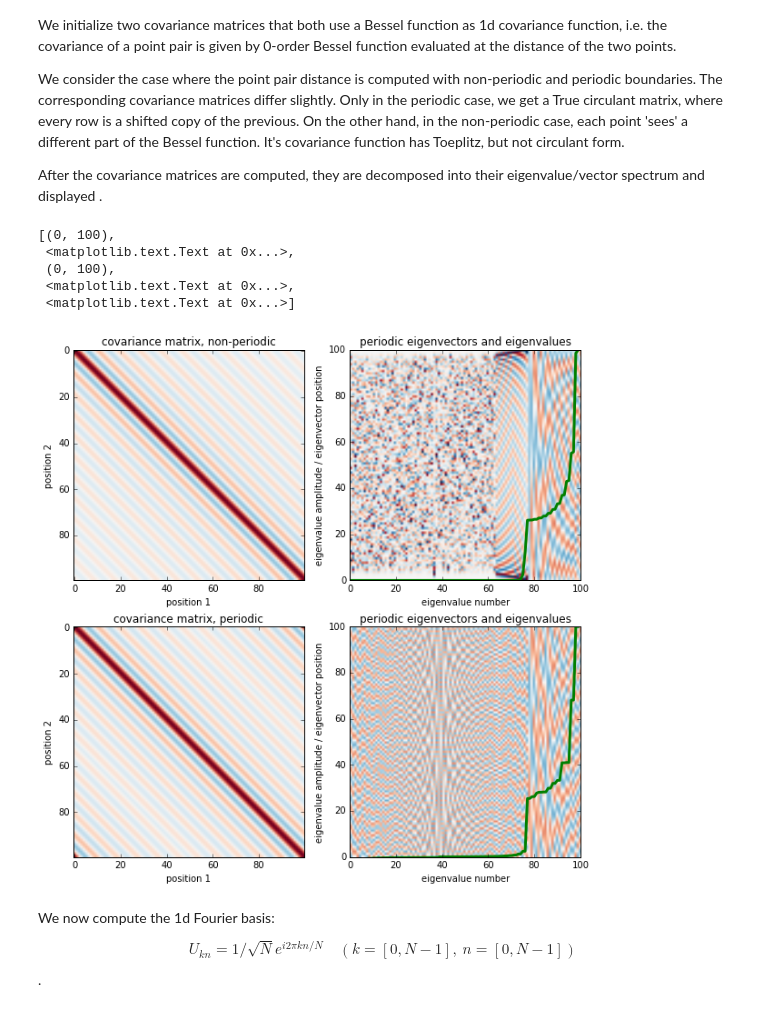
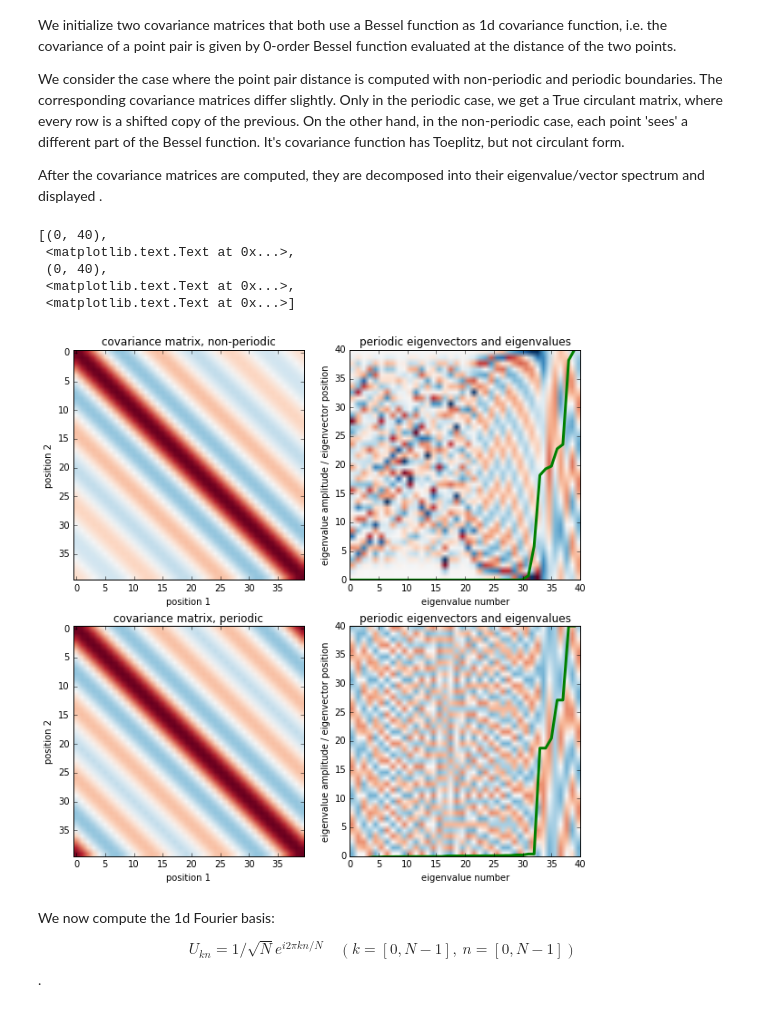
Before and after one commit to MMesch/toeplitz_spectrum, a Jupyter notebook: toeplitz_spectrum.ipynb, the cells around one changed output. Drawn from its saved outputs; the diff is of its cells as text; code cells hidden in the pictures.

```diff
--- a/toeplitz_spectrum.ipynb
+++ b/toeplitz_spectrum.ipynb
@@ -28,42 +28,42 @@ def get_1dcovariance_matrix(nx, frequency, boundary=None):
     return covariance
 
 # get covariance matrices
-nx = 100
-frequency = 70
+nx = 40
+frequency = 20
 covariance = get_1dcovariance_matrix(nx, frequency)
 evals, evecs = np.linalg.eigh(covariance)
 
 covariance_circ = get_1dcovariance_matrix(nx, frequency, boundary='periodic')
 evals_circ, evecs_circ = np.linalg.eigh(covariance_circ)
 
 norm_evecs = plt.Normalize(-3./np.sqrt(nx), 3./np.sqrt(nx))
 norm_bessel = plt.Normalize(-1, 1)
 
 # plot non-periodic covariance matrix and its eigenvalues/vectors
 fig, axes = plt.subplots(2, 2, figsize=(10, 10))
 axes[0, 0].imshow(covariance, norm=norm_bessel, cmap='RdBu_r')
 axes[0, 0].set(title='covariance matrix, non-periodic', xlabel='position 1', ylabel='position 2')
 axes[0, 1].imshow(evecs, origin='lower', aspect='auto', extent=(0, nx, 0, nx),
                   cmap='RdBu', norm=norm_evecs)
 axes[0, 1].plot(evals / evals.max() * nx, c='green', lw=3)
 axes[0, 1].set(title='periodic eigenvectors and eigenvalues', xlim=(0, nx), ylim=(0, nx),
                xlabel='eigenvalue number', ylabel='eigenvalue amplitude / eigenvector position')
 
 # plot periodic covariance matrix and its eigenvalues/vectors
 axes[1, 0].imshow(covariance_circ, norm=norm_bessel, cmap='RdBu_r')
 axes[1, 0].set(title='covariance matrix, periodic', xlabel='position 1', ylabel='position 2')
 axes[1, 1].imshow(evecs_circ, origin='lower', aspect='auto', extent=(0, nx, 0, nx),
                   cmap='RdBu', norm=norm_evecs)
 axes[1, 1].plot(evals_circ / evals_circ.max() * nx, c='green', lw=3)
 axes[1, 1].set(title='periodic eigenvectors and eigenvalues', xlim=(0, nx), ylim=(0, nx),
                xlabel='eigenvalue number', ylabel='eigenvalue amplitude / eigenvector position')
 # %% [output]
-[(0, 100),
+[(0, 40),
  <matplotlib.text.Text at 0x...>,
- (0, 100),
+ (0, 40),
  <matplotlib.text.Text at 0x...>,
  <matplotlib.text.Text at 0x...>]
-[figure, old version]
+[figure, new version]
 # %% [markdown]
 We now compute the 1d Fourier basis:
 
```
Also changed, not shown: parts of 8 cells of this notebook.
